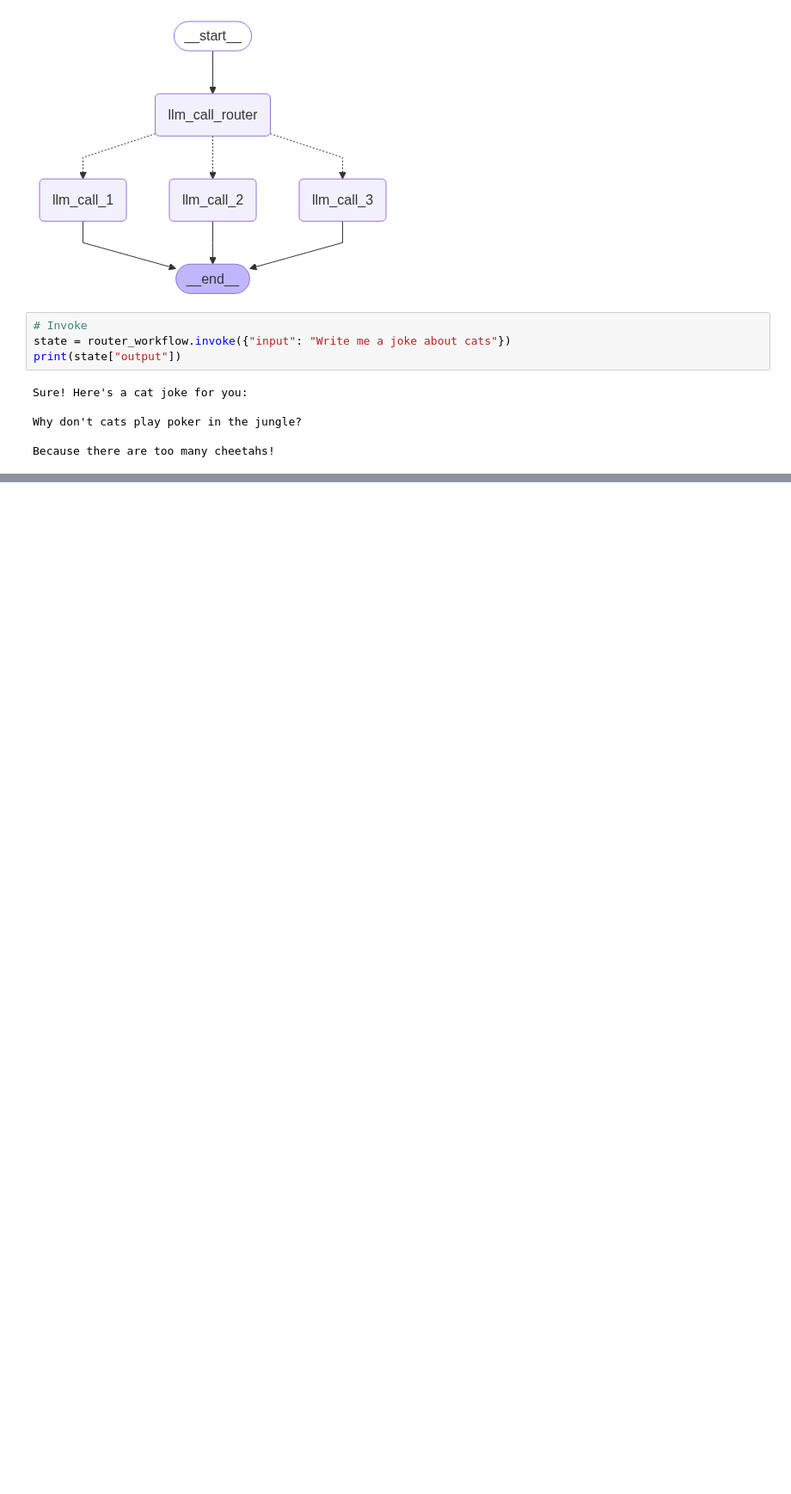
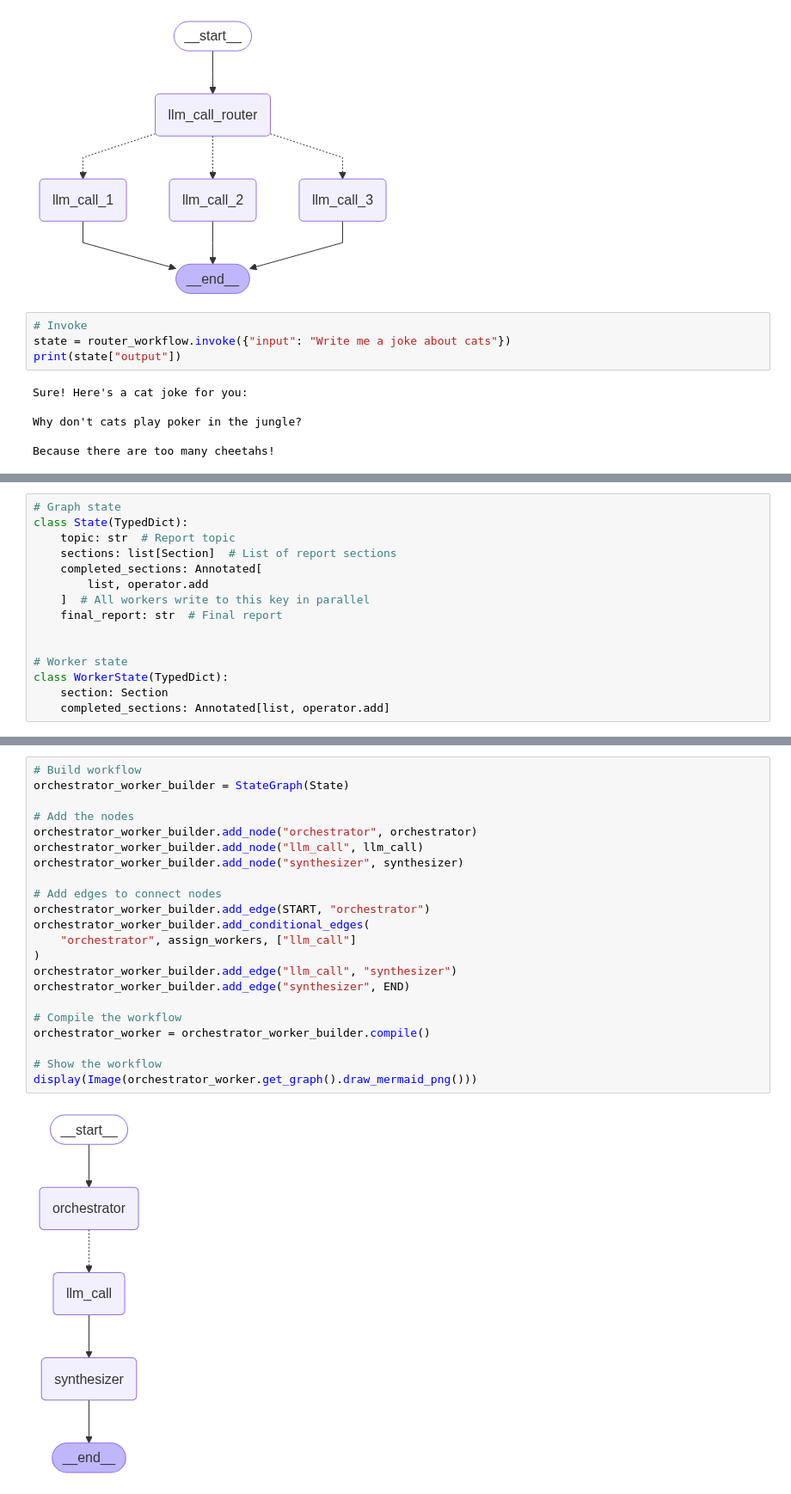
Before and after one commit to yeesem/LangGraph-AI-Agent, a Jupyter notebook: Workflow and Agent.ipynb, the cells around one changed output, grey strips where cells are left out. Shown: that part at 86% size. Drawn from its saved outputs; the diff is of its cells as text; blank space fills up the shorter version.

```diff
--- a/Workflow and Agent.ipynb
+++ b/Workflow and Agent.ipynb
@@ -347,0 +386,15 @@ Because there are too many cheetahs!
+# %%
+# Graph state
+class State(TypedDict):
+    topic: str  # Report topic
+    sections: list[Section]  # List of report sections
+    completed_sections: Annotated[
+        list, operator.add
+    ]  # All workers write to this key in parallel
+    final_report: str  # Final report
+
+
+# Worker state
+class WorkerState(TypedDict):
+    section: Section
+    completed_sections: Annotated[list, operator.add]
@@ -347,0 +454,24 @@ Because there are too many cheetahs!
+# %%
+# Build workflow
+orchestrator_worker_builder = StateGraph(State)
+
+# Add the nodes
+orchestrator_worker_builder.add_node("orchestrator", orchestrator)
+orchestrator_worker_builder.add_node("llm_call", llm_call)
+orchestrator_worker_builder.add_node("synthesizer", synthesizer)
+
+# Add edges to connect nodes
+orchestrator_worker_builder.add_edge(START, "orchestrator")
+orchestrator_worker_builder.add_conditional_edges(
+    "orchestrator", assign_workers, ["llm_call"]
+)
+orchestrator_worker_builder.add_edge("llm_call", "synthesizer")
+orchestrator_worker_builder.add_edge("synthesizer", END)
+
+# Compile the workflow
+orchestrator_worker = orchestrator_worker_builder.compile()
+
+# Show the workflow
+display(Image(orchestrator_worker.get_graph().draw_mermaid_png()))
+# %% [output]
+[figure, added]
```
Also changed, not shown: parts of 15 cells of this notebook, 1 other file.
